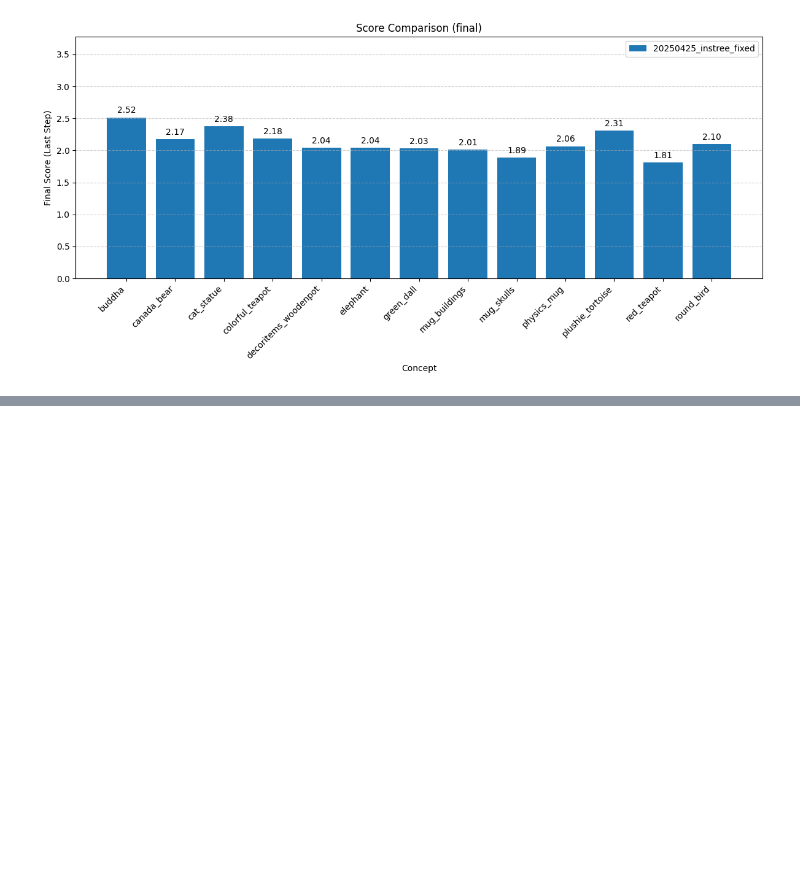
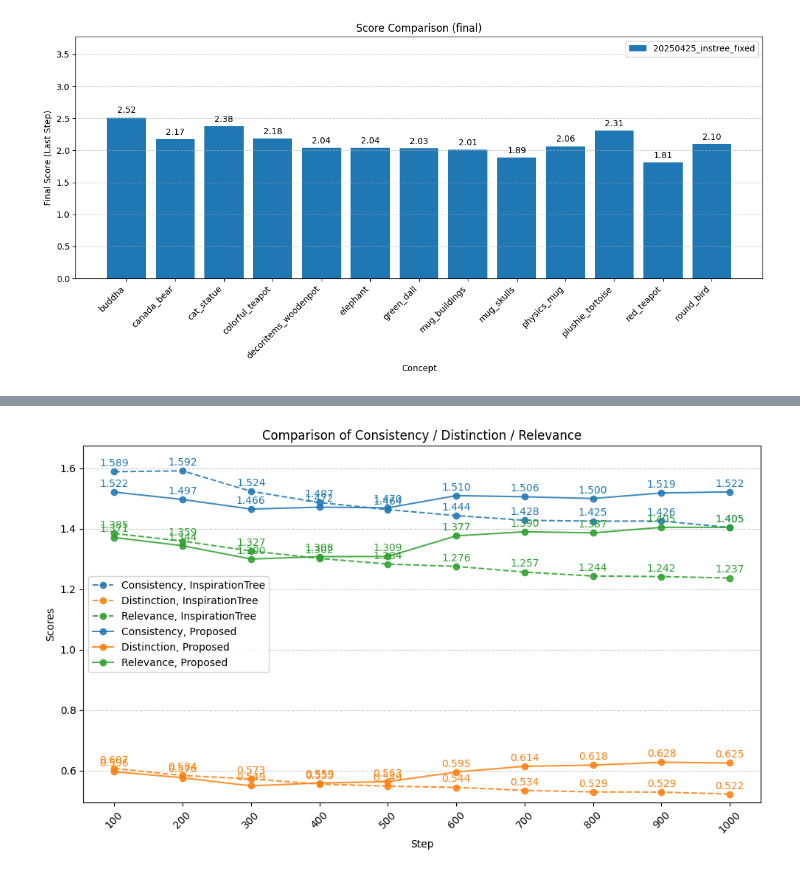
Before and after one commit to JackChen890311/inspiration_tree_analysis, a Jupyter notebook: newer_quantitative_analysis.ipynb, the cells around one changed output, grey strips where cells are left out. Cells and saved outputs as stored; diff of their text form; code cells hidden in the pictures; blank space fills up the shorter version.

```diff
--- a/newer_quantitative_analysis.ipynb
+++ b/newer_quantitative_analysis.ipynb
@@ -435,0 +410,88 @@ plot_all_scores_one_plot(sk_list)
+# %%
+import numpy as np
+import matplotlib.pyplot as plt
+import itertools
+
+def plot_all_scores_one_plot_multi_exp(exp_dict, fields=["consistency", "distinction", "relevance"], show_error_bar=False):
+    """
+    exp_dict: a dictionary where key = experiment name, value = list of ScoreKeeper instances
+    fields: list of metrics to plot
+    """
+    linestyles = ['--', '-', '-.', ':']
+    colors = ['tab:blue', 'tab:orange', 'tab:green', 'tab:red', 'tab:purple']
+
+    fig, ax = plt.subplots(figsize=(10, 6))
+
+    # Iterate over experiments
+    for exp_idx, (exp_name, score_keepers) in enumerate(exp_dict.items()):
+        # Calculate scores if needed
+        for sk in score_keepers:
+            sk.calculate_instree_score()
+
+        x = np.arange(len(score_keepers))
+        exp_names = [sk.exp_name for sk in score_keepers]
+
+        # Collect mean and std for each field
+        means = {
+            metric: [getattr(sk, f"metric")["{}_score".format(metric)][0] for sk in score_keepers]
+            for metric in fields
+        }
+        stds = {
+            metric: [getattr(sk, f"metric")["{}_score".format(metric)][1] for sk in score_keepers]
+            for metric in fields
+        }
+
+        # Plot each field with a different linestyle, same color for this exp
+        for field_idx, metric in enumerate(fields):
+            color = colors[field_idx % len(linestyles)]
+            linestyle = linestyles[exp_idx]
+            labels = ['InspirationTree', 'Proposed']
+            label = metric.capitalize() + ", " + labels[exp_idx]
+
+            # label = f"{exp_name} - {metric}"
+            if show_error_bar:
+                ax.errorbar(
+                    x,
+                    means[metric],
+                    yerr=stds[metric],
+                    fmt='o',
+                    linestyle=linestyle,
+                    color=color,
+                    capsize=4,
+                    label=label,
+                    alpha=0.85
+                )
+            else:
+                ax.plot(
+                    x,
+                    means[metric],
+                    marker='o',
+                    linestyle=linestyle,
+                    color=color,
+                    label=label,
+                    alpha=0.85
+                )
+
+            # Optional: show text value
+            for i in range(len(score_keepers)):
+                ax.text(x[i], means[metric][i] + (stds[metric][i] if show_error_bar else 0) + 0.01,
+                        f'{means[metric][i]:.3f}', ha='center', va='bottom', fontsize=10, color=color)
+
+    ax.set_xlabel('Step')
+    ax.set_ylabel('Scores')
+    ax.set_ylim(min(min(means[m][i] - stds[m][i] if show_error_bar else means[m][i] for i in range(len(x))) for m in fields) * 0.9,
+            max(max(means[m][i] + stds[m][i] if show_error_bar else means[m][i] for i in range(len(x))) for m in fields) * 1.1)
+    ax.set_title("Comparison of Scores across Multiple Experiments: " + ' / '.join([f.capitalize() for f in fields]))
+    ax.set_title("Comparison of Final Score")
+    ax.set_title("Comparison of " + ' / '.join([f.capitalize() for f in fields]))
+    ax.set_xticks(x)
+    ax.set_xticklabels(exp_names, rotation=45)
+    ax.grid(axis='y', linestyle='--', alpha=0.6)
+    ax.legend()
+    plt.tight_layout()
+    plt.show()
+
+# Example usage
+plot_all_scores_one_plot_multi_exp(sk_step_dict, fields=["consistency", "distinction", "relevance"])#, "instree", "consistency", "distinction", "relevance"])
+# %% [output]
+[figure, added]
```
Also changed, not shown: parts of 11 cells of this notebook, 10 other files.
